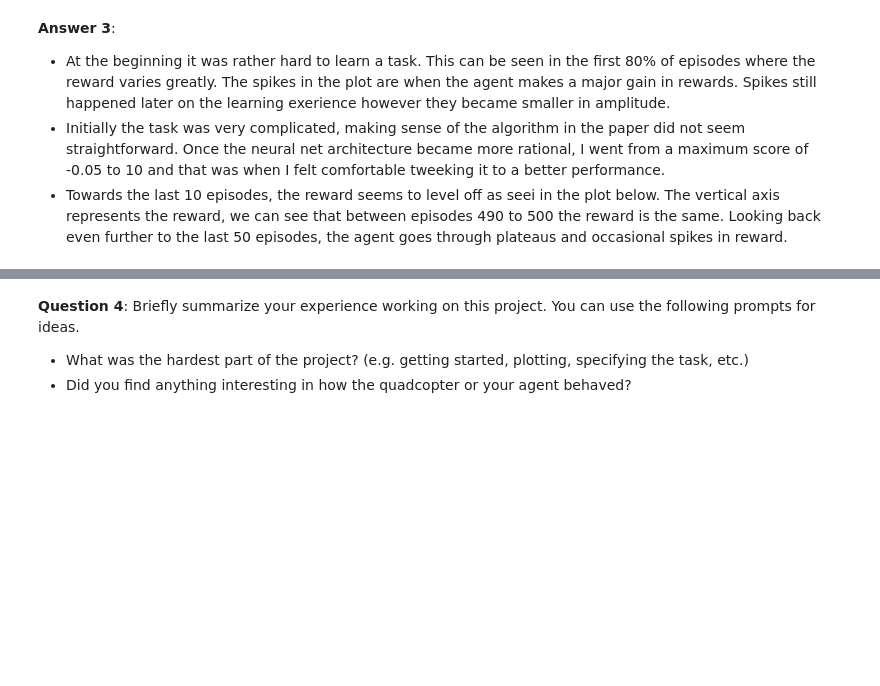
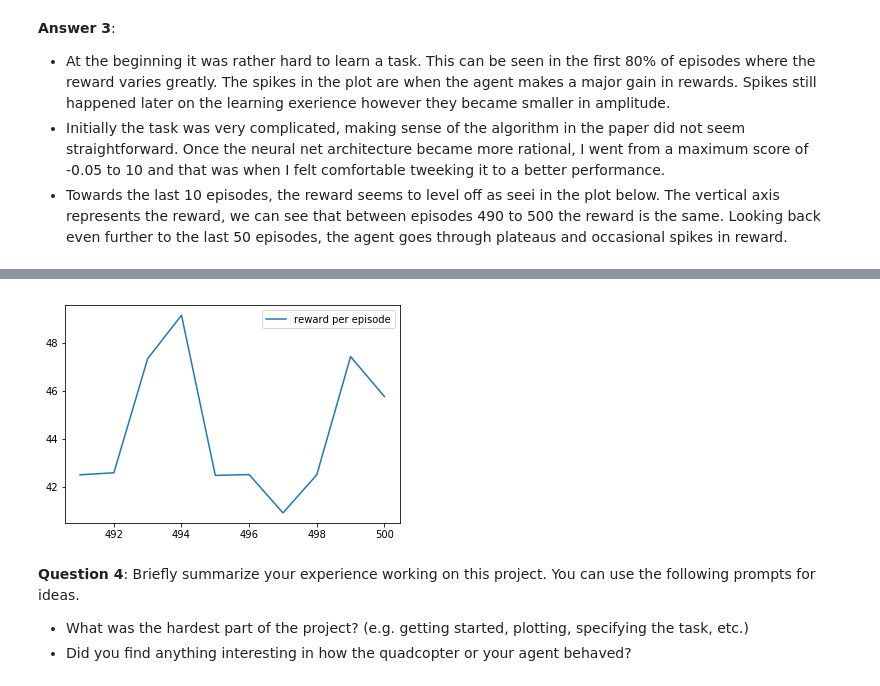
Before and after one commit to NadimKawwa/RL-Quadcopter-2, a Jupyter notebook: Quadcopter_Project.ipynb, the cells around one changed output, grey strips where cells are left out. Cells and saved outputs as stored; diff of their text form; code cells hidden in the pictures; blank space fills up the shorter version.

```diff
--- a/Quadcopter_Project.ipynb
+++ b/Quadcopter_Project.ipynb
@@ -415,3 +414,10 @@ _ = plt.ylim()
+# %%
+## Plot the rewards for last 50 episodes
+plt.plot(episode_reward['episode'][-10:], episode_reward['reward'][-10:], label='reward per episode')
+plt.legend()
+_ = plt.ylim()
+# %% [output]
+[figure, added]
 # %% [markdown]
 **Question 4**: Briefly summarize your experience working on this project. You can use the following prompts for ideas.
 
```
Also changed, not shown: parts of 15 cells of this notebook, 2 other files.
